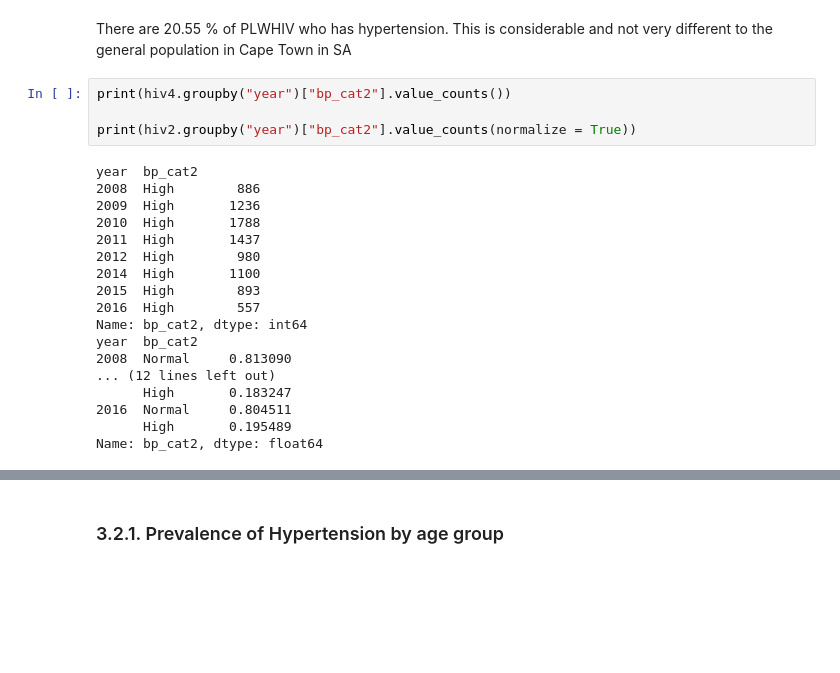
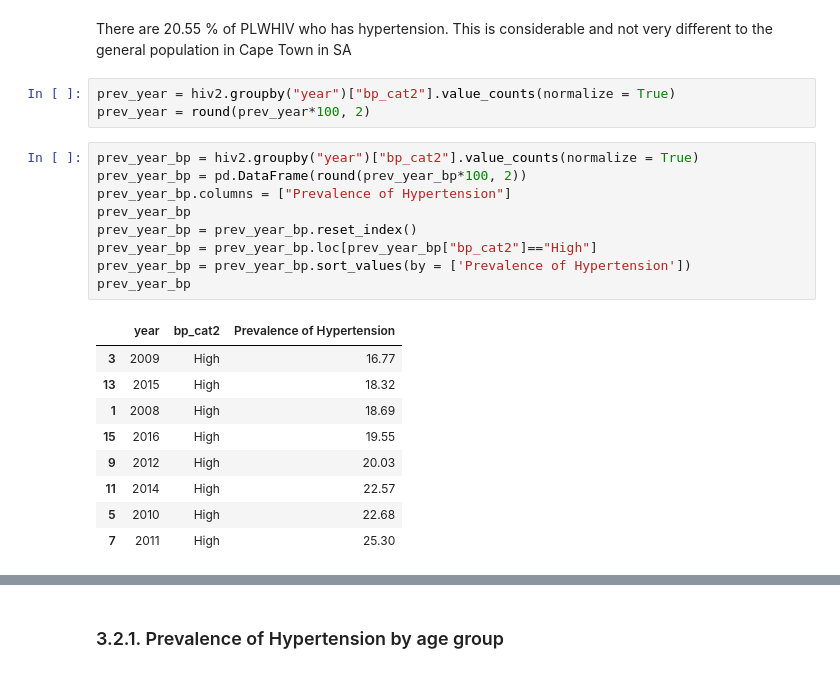
Before and after one commit to boniale/PDA_Python_HTN_PLWHIV, a Jupyter notebook: PDA_Report.ipynb, the cells around one changed output, grey strips where cells are left out. Saved outputs shown, nothing was run; the diff lists cells and outputs as text; blank space fills up the shorter version.

```diff
--- a/PDA_Report.ipynb
+++ b/PDA_Report.ipynb
@@ -199,26 +181,26 @@ Name: bp_cat2, dtype: float64
 # %% [markdown]
 There are 20.55 % of PLWHIV who has hypertension. This is considerable and not very different to the general population in Cape Town in SA
 # %%
-print(hiv4.groupby("year")["bp_cat2"].value_counts())
-
-print(hiv2.groupby("year")["bp_cat2"].value_counts(normalize = True))
+prev_year = hiv2.groupby("year")["bp_cat2"].value_counts(normalize = True)
+prev_year = round(prev_year*100, 2)
-# %% [output]
-year  bp_cat2
-2008  High        886
-2009  High       1236
-2010  High       1788
-2011  High       1437
-2012  High        980
-2014  High       1100
-2015  High        893
-2016  High        557
-Name: bp_cat2, dtype: int64
-year  bp_cat2
-2008  Normal     0.813090
-... (12 lines left out)
-      High       0.183247
-2016  Normal     0.804511
-      High       0.195489
-Name: bp_cat2, dtype: float64
+# %%
+prev_year_bp = hiv2.groupby("year")["bp_cat2"].value_counts(normalize = True)
+prev_year_bp = pd.DataFrame(round(prev_year_bp*100, 2))
+prev_year_bp.columns = ["Prevalence of Hypertension"]
+prev_year_bp
+prev_year_bp = prev_year_bp.reset_index()
+prev_year_bp = prev_year_bp.loc[prev_year_bp["bp_cat2"]=="High"]
+prev_year_bp = prev_year_bp.sort_values(by = ['Prevalence of Hypertension'])
+prev_year_bp
+# %% [output]
+|  | year | bp_cat2 | Prevalence of Hypertension |
+| 3 | 2009 | High | 16.77 |
+| 13 | 2015 | High | 18.32 |
+| 1 | 2008 | High | 18.69 |
+| 15 | 2016 | High | 19.55 |
+| 9 | 2012 | High | 20.03 |
+| 11 | 2014 | High | 22.57 |
+| 5 | 2010 | High | 22.68 |
+| 7 | 2011 | High | 25.30 |
 # %%
 ## Let's see the prevalence of hypertension over the year
```
Also changed, not shown: parts of 16 cells of this notebook.
